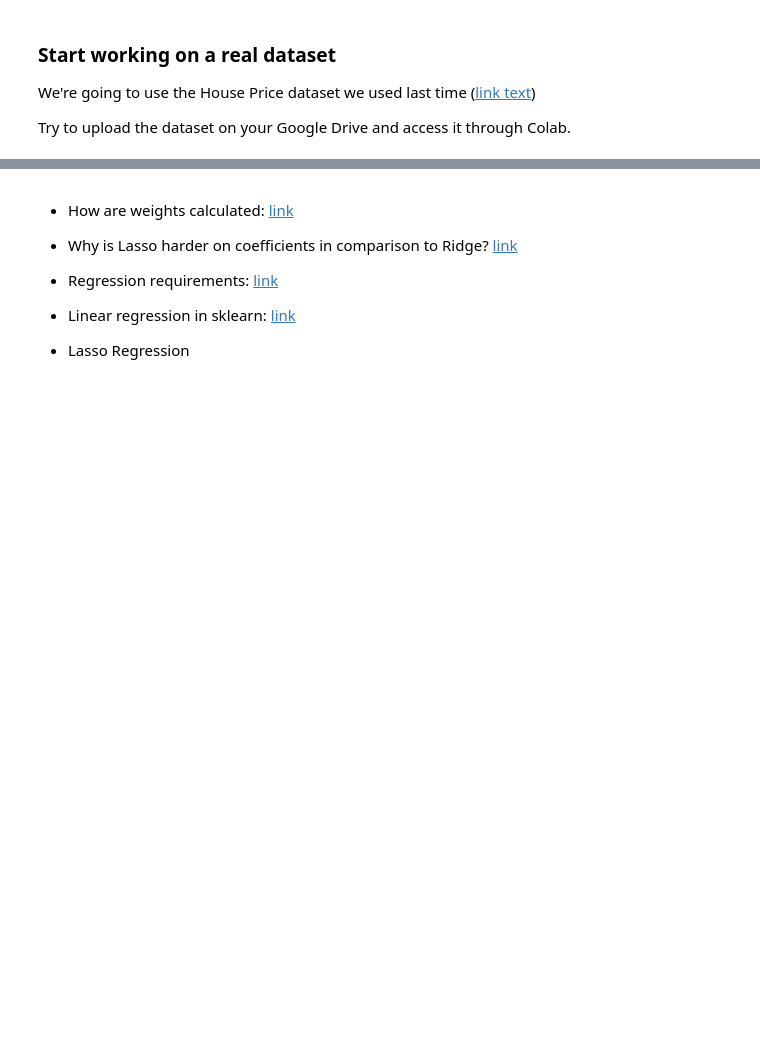
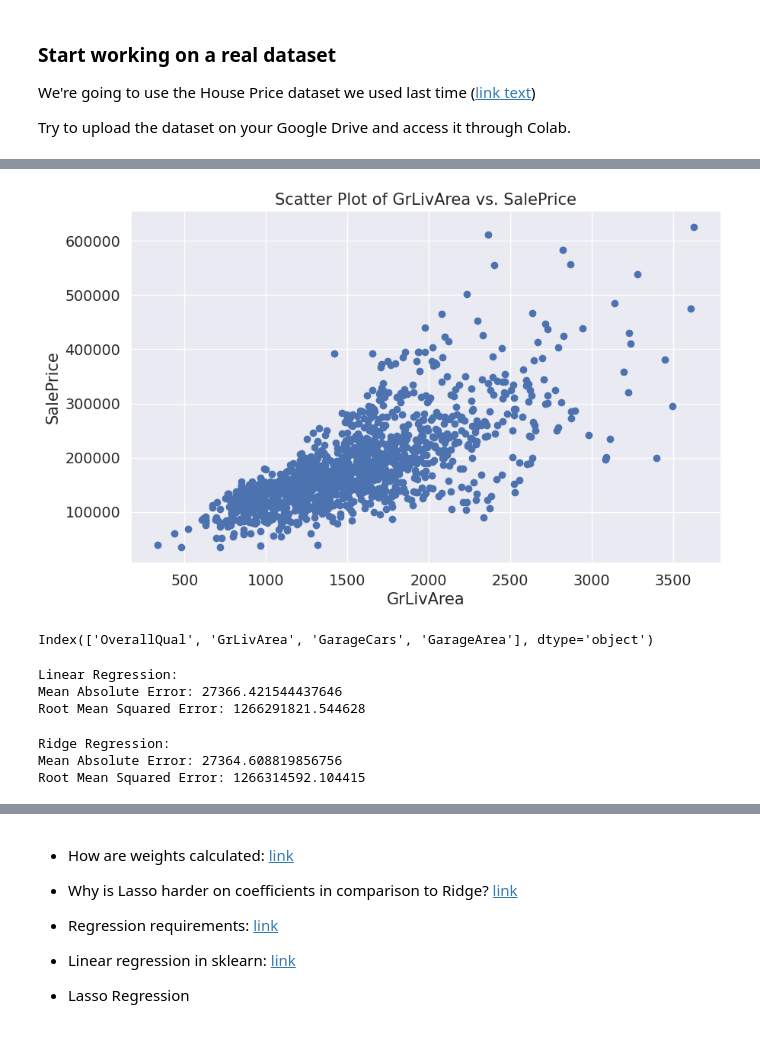
Before and after one commit to Cacifyy/API-Backend-Enviroment, a Jupyter notebook: Labs/Lab 3/Lab_2_Linear_regression_student_version (1).ipynb, the cells around one changed output, grey strips where cells are left out. Saved outputs shown, nothing was run; the diff lists cells and outputs as text; code cells hidden in the pictures; blank space fills up the shorter version.

```diff
--- a/Labs/Lab 3/Lab_2_Linear_regression_student_version (1).ipynb
+++ b/Labs/Lab 3/Lab_2_Linear_regression_student_version (1).ipynb
@@ -86,5 +197,14 @@ df_sample = ...
 # %%
 # Delete the outliers (ones that have GrLivArea more than 4000)
-df_sample = ...
+df_sample = df_sample[df_sample['GrLivArea'] < 4000]
 
 # plot it again
+
+plt.figure(figsize=(10, 6))
+plt.scatter(df_sample['GrLivArea'], df_sample['SalePrice'])
+plt.xlabel('GrLivArea')
+plt.ylabel('SalePrice')
+plt.title('Scatter Plot of GrLivArea vs. SalePrice')
+plt.grid(True)
+plt
+# %% [output]
@@ -91,16 +212,19 @@ df_sample = ...
+[figure, added]
 # %%
 # create a variable called X_columns and put all the column names
 # (except for your target column name) in it
-x_columns= ...
+x_columns= df_sample.columns.drop('SalePrice')
 
 print(x_columns)
 
 # filter df_sample based on the x_column_names and your target name
-X = ...
-y = ...
+X = df_sample[x_columns]
+y = df_sample['SalePrice']
 
 # build the train and test sets
-X_train, X_test, y_train, y_test = ...
+X_train, X_test, y_train, y_test = train_test_split(X, y, test_size=0.2, random_state=42)
+# %% [output]
+Index(['OverallQual', 'GrLivArea', 'GarageCars', 'GarageArea'], dtype='object')
 # %%
 # import the libraries for regression
 from sklearn.linear_model import LinearRegression, Ridge, Lasso
@@ -131,0 +232,44 @@ from sklearn.metrics import mean_absolute_error, mean_squared_error
+# %%
+# Initialize and train a linear regression model
+
+linear_model = LinearRegression()
+linear_model.fit(X_train, y_train)
+
+# Make predictions
+
+predictions = linear_model.predict(X_test)
+
+# Evaluate the model
+
+mae = mean_absolute_error(y_test, predictions)
+mse = mean_squared_error(y_test, predictions)
+
+print("Linear Regression:")
+print(f"Mean Absolute Error: {mae}")
+print(f"Root Mean Squared Error: {mse}")
+# %% [output]
+Linear Regression:
+Mean Absolute Error: 27366.421544437646
+Root Mean Squared Error: 1266291821.544628
+# %%
+# Initialize and train a Ridge regression model
+
+ridge_model = Ridge(alpha=1.0)
+ridge_model.fit(X_train, y_train)
+
+# Make predictions
+
+Ridge = ridge_model.predict(X_test)
+
+# Evaluate the model
+
+mae = mean_absolute_error(y_test, Ridge)
+mse = mean_squared_error(y_test, Ridge)
+
+print("Ridge Regression:")
+print(f"Mean Absolute Error: {mae}")
+print(f"Root Mean Squared Error: {mse}")
+# %% [output]
+Ridge Regression:
+Mean Absolute Error: 27364.608819856756
+Root Mean Squared Error: 1266314592.104415
```
Also changed, not shown: parts of 20 cells of this notebook.
